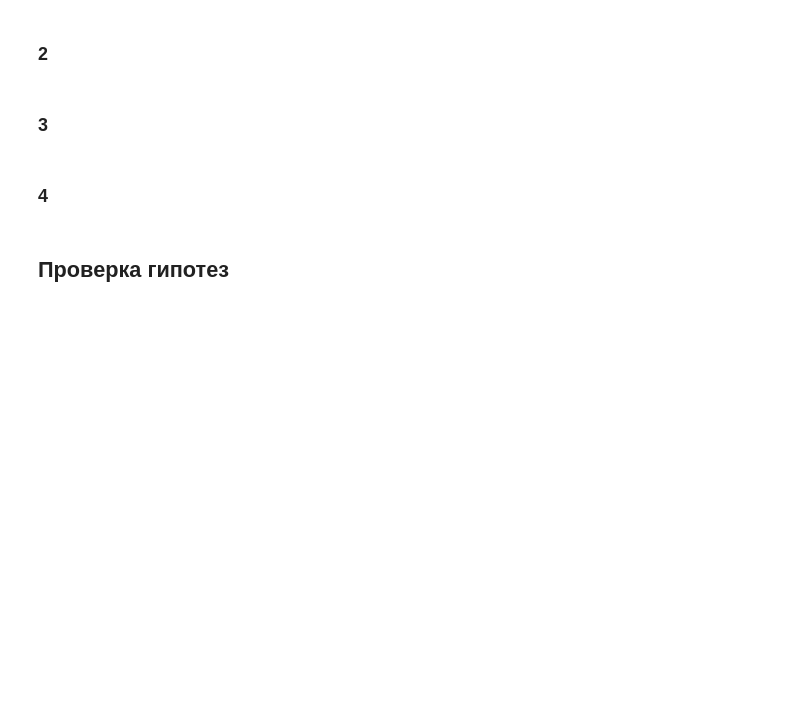
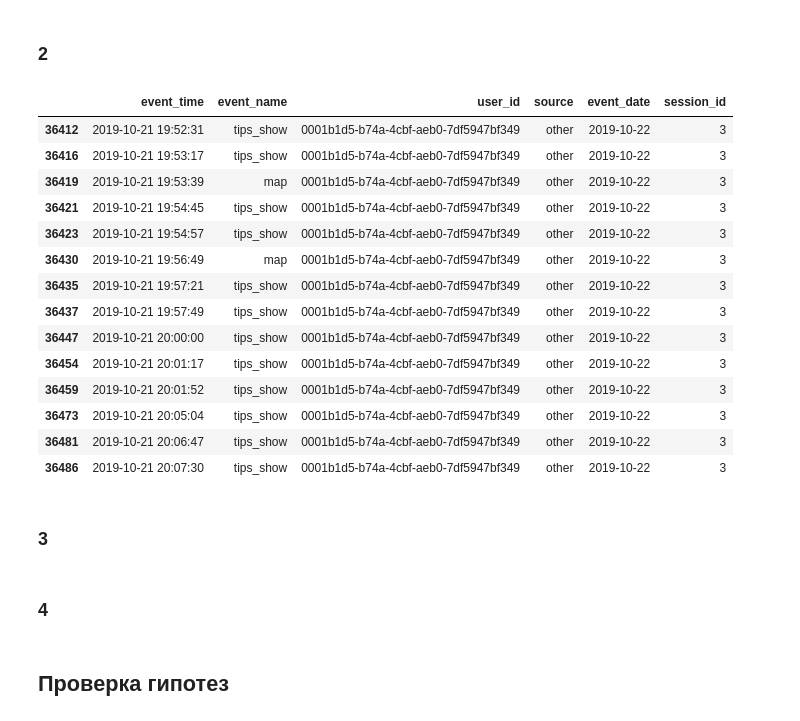
Before and after one commit to DaniilDonike/study_projects, a Jupyter notebook: Apps. Финальный проект/Project_first_try.ipynb, the cells around one changed output. Drawn from its saved outputs; the diff is of its cells as text; code cells hidden in the pictures; blank space fills up the shorter version.

```diff
--- a/Apps. Финальный проект/Project_first_try.ipynb
+++ b/Apps. Финальный проект/Project_first_try.ipynb
@@ -566,5 +612,23 @@ plt.show()
 # %% [markdown]
 ### 2
+# %%
+df.query('session_id == 3')
+# %% [output]
+|  | event_time | event_name | user_id | source | event_date | session_id |
+| 36412 | 2019-10-21 19:52:31 | tips_show | 0001b1d5-b74a-4cbf-aeb0-7df5947bf349 | other | 2019-10-22 | 3 |
+| 36416 | 2019-10-21 19:53:17 | tips_show | 0001b1d5-b74a-4cbf-aeb0-7df5947bf349 | other | 2019-10-22 | 3 |
+| 36419 | 2019-10-21 19:53:39 | map | 0001b1d5-b74a-4cbf-aeb0-7df5947bf349 | other | 2019-10-22 | 3 |
+| 36421 | 2019-10-21 19:54:45 | tips_show | 0001b1d5-b74a-4cbf-aeb0-7df5947bf349 | other | 2019-10-22 | 3 |
+| 36423 | 2019-10-21 19:54:57 | tips_show | 0001b1d5-b74a-4cbf-aeb0-7df5947bf349 | other | 2019-10-22 | 3 |
+| 36430 | 2019-10-21 19:56:49 | map | 0001b1d5-b74a-4cbf-aeb0-7df5947bf349 | other | 2019-10-22 | 3 |
+| 36435 | 2019-10-21 19:57:21 | tips_show | 0001b1d5-b74a-4cbf-aeb0-7df5947bf349 | other | 2019-10-22 | 3 |
+| 36437 | 2019-10-21 19:57:49 | tips_show | 0001b1d5-b74a-4cbf-aeb0-7df5947bf349 | other | 2019-10-22 | 3 |
+| 36447 | 2019-10-21 20:00:00 | tips_show | 0001b1d5-b74a-4cbf-aeb0-7df5947bf349 | other | 2019-10-22 | 3 |
+| 36454 | 2019-10-21 20:01:17 | tips_show | 0001b1d5-b74a-4cbf-aeb0-7df5947bf349 | other | 2019-10-22 | 3 |
+| 36459 | 2019-10-21 20:01:52 | tips_show | 0001b1d5-b74a-4cbf-aeb0-7df5947bf349 | other | 2019-10-22 | 3 |
+| 36473 | 2019-10-21 20:05:04 | tips_show | 0001b1d5-b74a-4cbf-aeb0-7df5947bf349 | other | 2019-10-22 | 3 |
+| 36481 | 2019-10-21 20:06:47 | tips_show | 0001b1d5-b74a-4cbf-aeb0-7df5947bf349 | other | 2019-10-22 | 3 |
+| 36486 | 2019-10-21 20:07:30 | tips_show | 0001b1d5-b74a-4cbf-aeb0-7df5947bf349 | other | 2019-10-22 | 3 |
 # %% [markdown]
 ### 3
 # %% [markdown]
```
Also changed, not shown: parts of 2 cells of this notebook.
